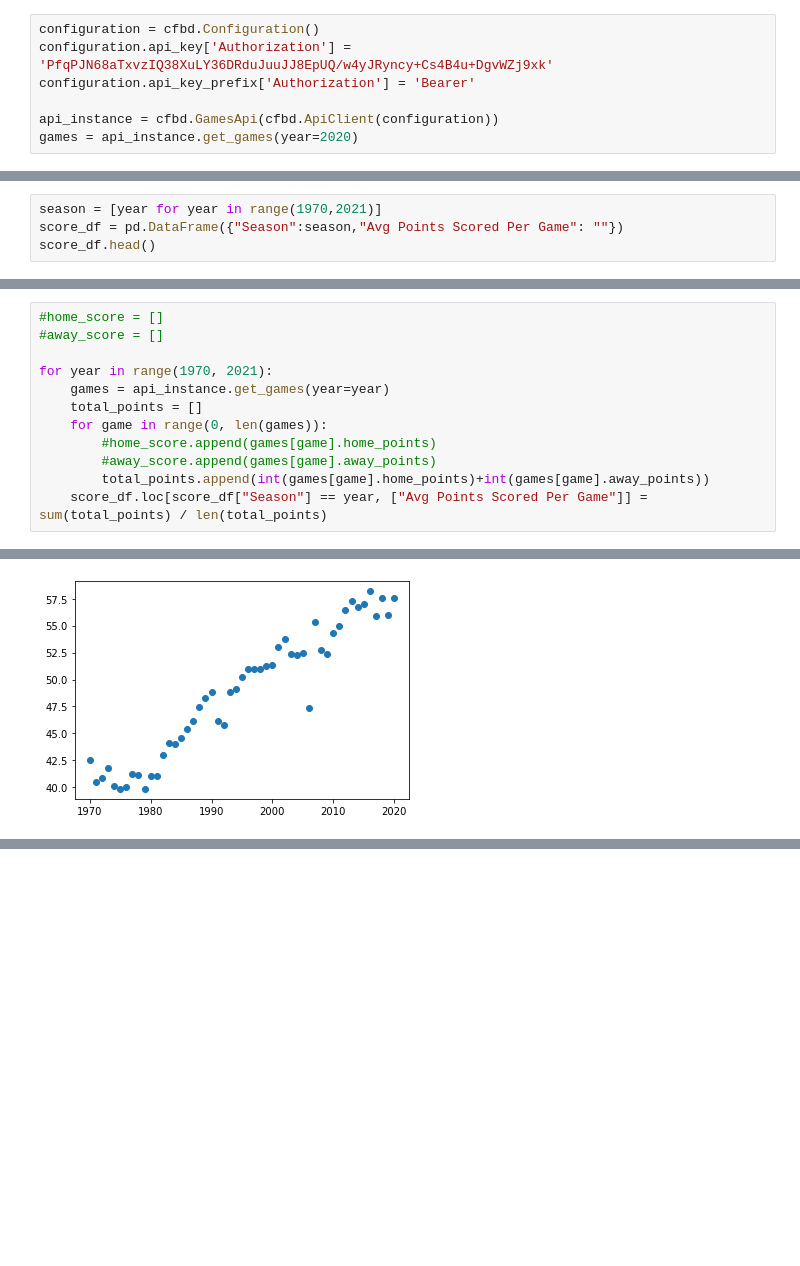
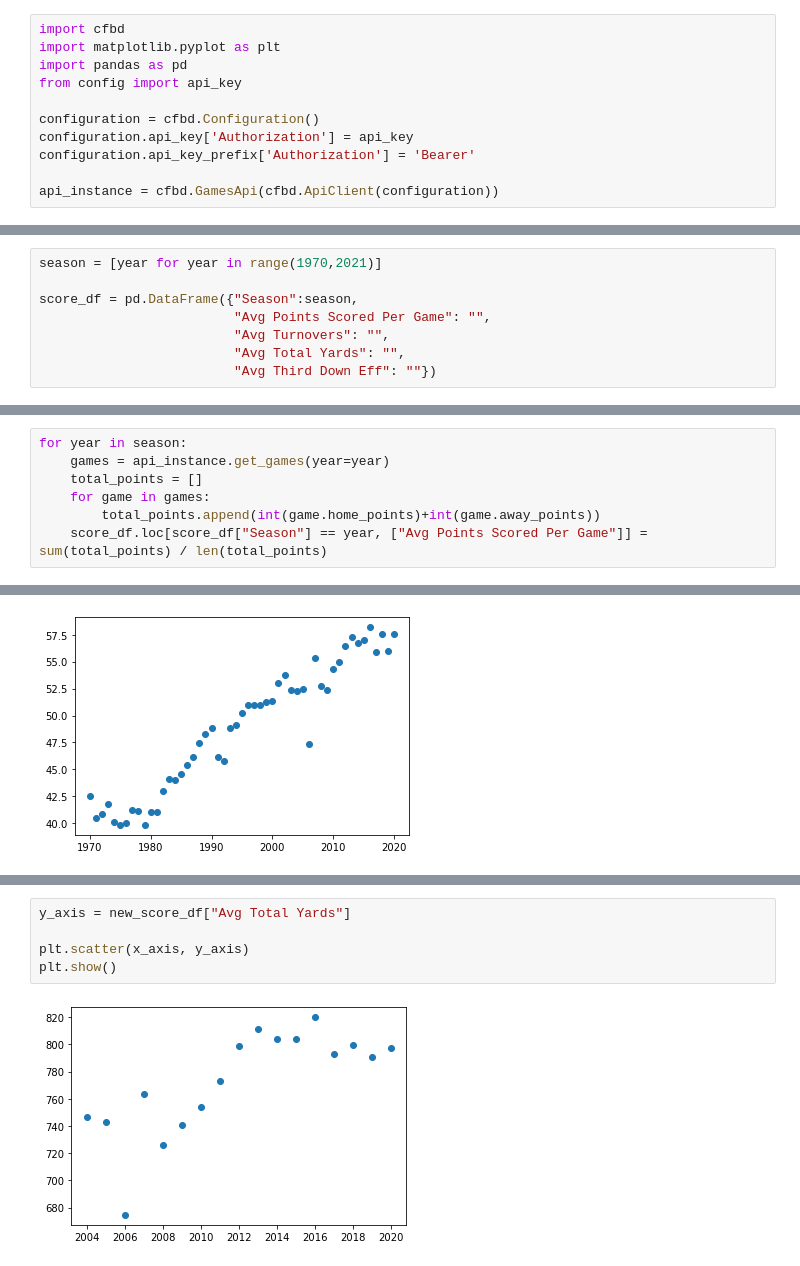
Before and after one commit to khutula/TigerGatorNole_Capstone1, a Jupyter notebook: project_starter_notebook.ipynb, the cells around one changed output, grey strips where cells are left out. Saved outputs shown, nothing was run; the diff lists cells and outputs as text; blank space fills up the shorter version.

```diff
--- a/project_starter_notebook.ipynb
+++ b/project_starter_notebook.ipynb
@@ -3,7 +1,11 @@ import cfbd
 # %%
+import cfbd
+import matplotlib.pyplot as plt
+import pandas as pd
+from config import api_key
+
 configuration = cfbd.Configuration()
-configuration.api_key['Authorization'] = 'PfqPJN68aTxvzIQ38XuLY36DRduJuuJJ8EpUQ/w4yJRyncy+Cs4B4u+DgvWZj9xk'
+configuration.api_key['Authorization'] = api_key
 configuration.api_key_prefix['Authorization'] = 'Bearer'
 
 api_instance = cfbd.GamesApi(cfbd.ApiClient(configuration))
-games = api_instance.get_games(year=2020)
@@ -36,4 +12,8 @@ import pandas as pd
 # %%
 season = [year for year in range(1970,2021)]
-score_df = pd.DataFrame({"Season":season,"Avg Points Scored Per Game": ""})
-score_df.head()
+
+score_df = pd.DataFrame({"Season":season,
+                         "Avg Points Scored Per Game": "",
+                         "Avg Turnovers": "",
+                         "Avg Total Yards": "",
+                         "Avg Third Down Eff": ""})
@@ -47,12 +20,7 @@ score_df.head()
 # %%
-#home_score = []
-#away_score = []
-
-for year in range(1970, 2021):
+for year in season:
     games = api_instance.get_games(year=year)
     total_points = []
-    for game in range(0, len(games)):
-        #home_score.append(games[game].home_points)
-        #away_score.append(games[game].away_points)
-        total_points.append(int(games[game].home_points)+int(games[game].away_points))
+    for game in games:
+        total_points.append(int(game.home_points)+int(game.away_points))
     score_df.loc[score_df["Season"] == year, ["Avg Points Scored Per Game"]] = sum(total_points) / len(total_points)
@@ -84,0 +107,7 @@ single_game.home_points
+# %%
+y_axis = new_score_df["Avg Total Yards"]
+
+plt.scatter(x_axis, y_axis)
+plt.show()
+# %% [output]
+[figure, added]
```
Also changed, not shown: parts of 15 cells of this notebook, 3 other files.
